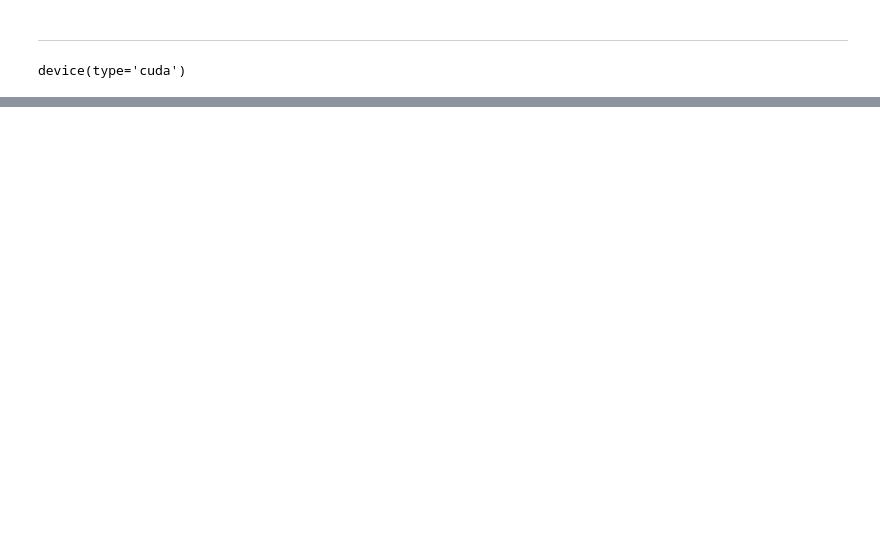
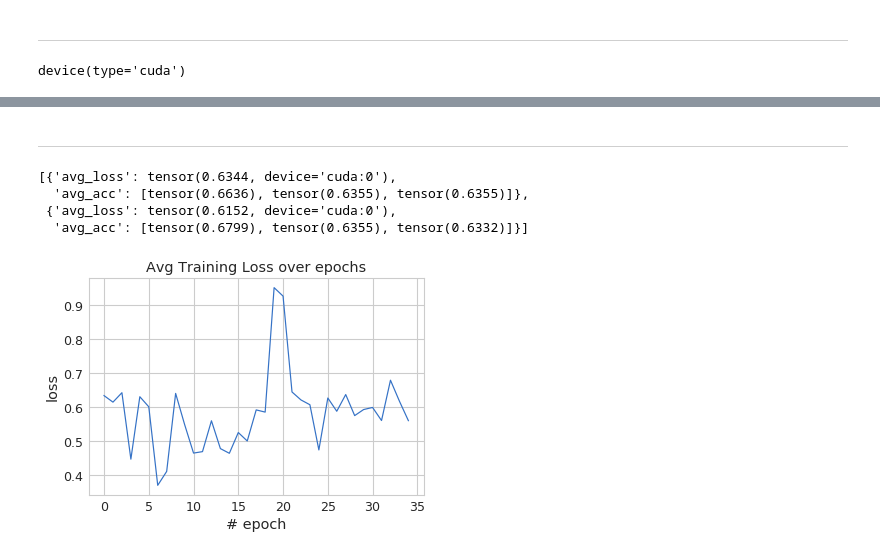
Before and after one commit to richardso21/SERP2021-BGSUB, a Jupyter notebook: FgSegNet/mask_classifier/presence_cnn.ipynb, the cells around one changed output, grey strips where cells are left out. Drawn from its saved outputs; the diff is of its cells as text; code cells hidden in the pictures; blank space fills up the shorter version.

Commit message:
first train with VGG11

```diff
--- a/FgSegNet/mask_classifier/presence_cnn.ipynb
+++ b/FgSegNet/mask_classifier/presence_cnn.ipynb
@@ -376,3 +358,3 @@ model = to_device(VGG11_PT(), device)
 # %%
-history = [evaluate(model, val_loader)]
-history
+# history = [evaluate(model, val_loader)]
+# history
@@ -393,0 +361,2 @@ history
+# %%
+history += fit(20, 1e-5, model, train_loader, val_loader)
@@ -395,0 +381,2 @@ history
+# %%
+history += fit(10, 1e-6, model, train_loader, val_loader)
@@ -395,0 +394,2 @@ history
+# %%
+history += fit(5, 1e-7, model, train_loader, val_loader)
@@ -395,0 +404,17 @@ history
+# %% [markdown]
+---
+# %%
+history[:2]
+# %% [output]
+[{'avg_loss': tensor(0.6344, device='cuda:0'),
+  'avg_acc': [tensor(0.6636), tensor(0.6355), tensor(0.6355)]},
+ {'avg_loss': tensor(0.6152, device='cuda:0'),
+  'avg_acc': [tensor(0.6799), tensor(0.6355), tensor(0.6332)]}]
+# %%
+plt.plot([x['avg_loss'] for x in history])
+plt.title('Avg Training Loss over epochs')
+plt.ylabel('loss')
+plt.xlabel('# epoch')
+plt.show()
+# %% [output]
+[figure, added]
```
Also changed, not shown: parts of 16 cells of this notebook.
